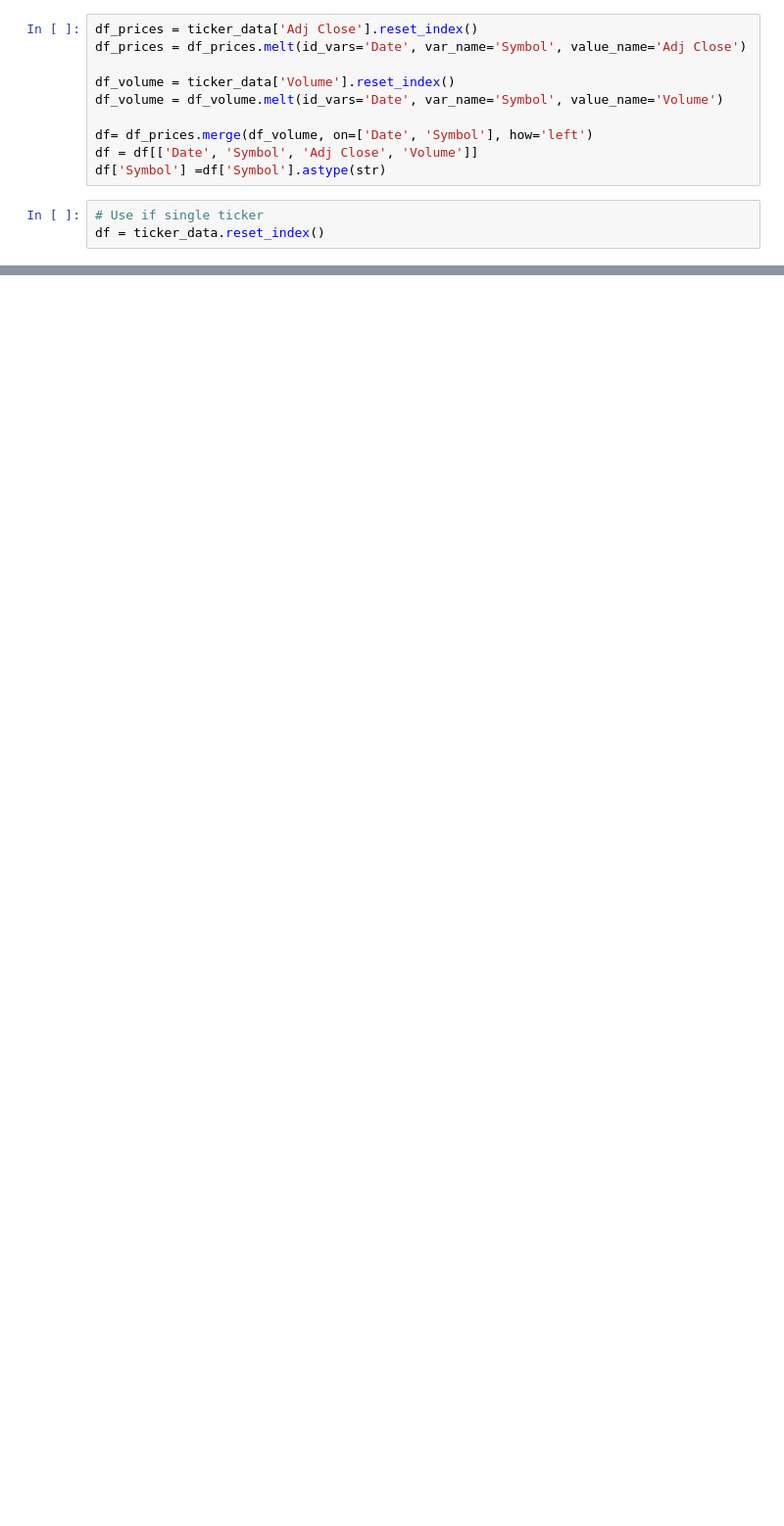
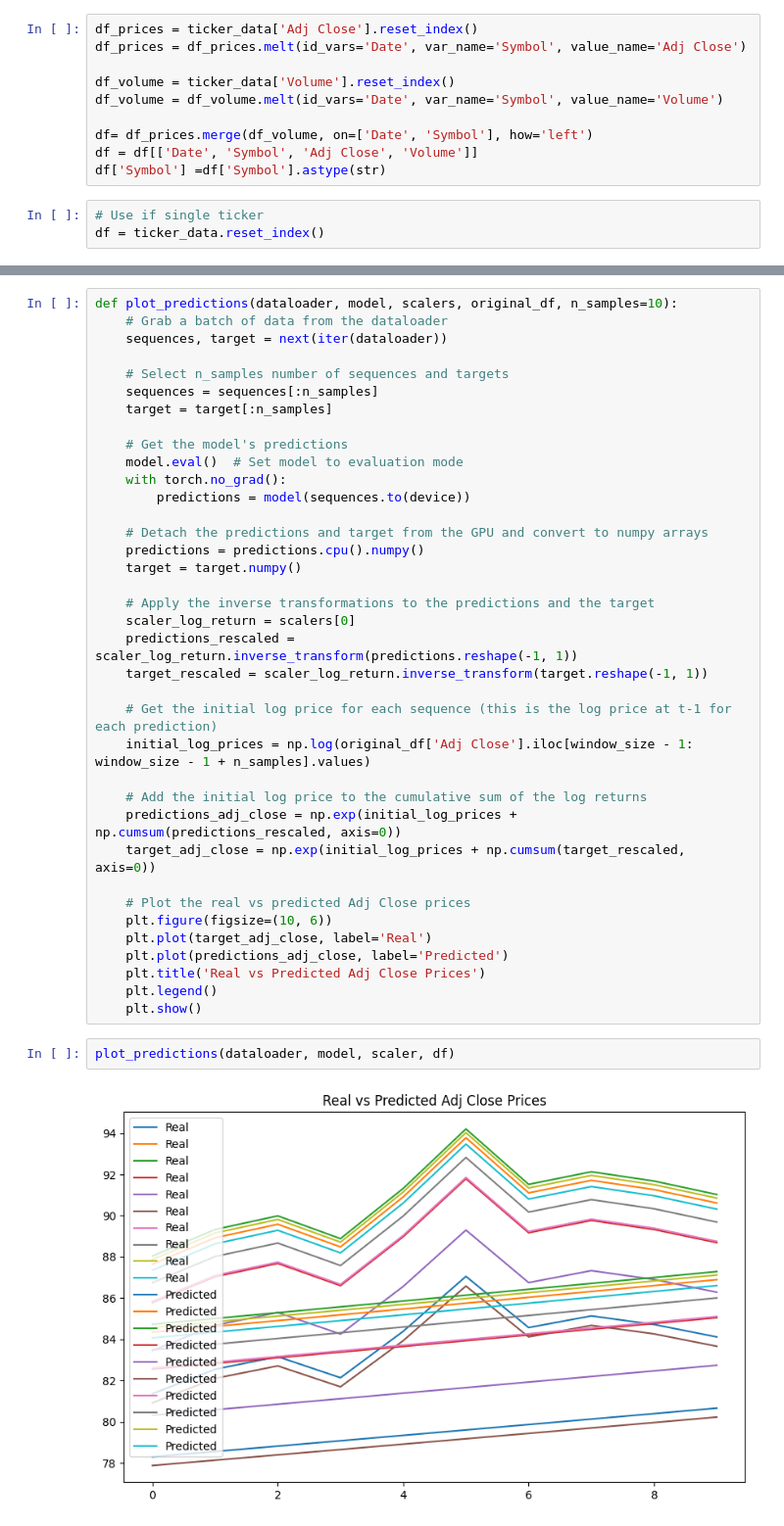
Before and after one commit to Scientialibera/Transformers, a Jupyter notebook: Transformer_Tickers.ipynb, the cells around one changed output, grey strips where cells are left out. Shown: that part at 98% size. Saved outputs shown, nothing was run; the diff lists cells and outputs as text; blank space fills up the shorter version.

```diff
--- a/Transformer_Tickers.ipynb
+++ b/Transformer_Tickers.ipynb
@@ -401,0 +402,41 @@ df_pred['Symbol'] = 'MMM'
+# %%
+def plot_predictions(dataloader, model, scalers, original_df, n_samples=10):
+    # Grab a batch of data from the dataloader
+    sequences, target = next(iter(dataloader))
+
+    # Select n_samples number of sequences and targets
+    sequences = sequences[:n_samples]
+    target = target[:n_samples]
+
+    # Get the model's predictions
+    model.eval()  # Set model to evaluation mode
+    with torch.no_grad():
+        predictions = model(sequences.to(device))
+
+    # Detach the predictions and target from the GPU and convert to numpy arrays
+    predictions = predictions.cpu().numpy()
+    target = target.numpy()
+
+    # Apply the inverse transformations to the predictions and the target
+    scaler_log_return = scalers[0]
+    predictions_rescaled = scaler_log_return.inverse_transform(predictions.reshape(-1, 1))
+    target_rescaled = scaler_log_return.inverse_transform(target.reshape(-1, 1))
+
+    # Get the initial log price for each sequence (this is the log price at t-1 for each prediction)
+    initial_log_prices = np.log(original_df['Adj Close'].iloc[window_size - 1: window_size - 1 + n_samples].values)
+
+    # Add the initial log price to the cumulative sum of the log returns
+    predictions_adj_close = np.exp(initial_log_prices + np.cumsum(predictions_rescaled, axis=0))
+    target_adj_close = np.exp(initial_log_prices + np.cumsum(target_rescaled, axis=0))
+
+    # Plot the real vs predicted Adj Close prices
+    plt.figure(figsize=(10, 6))
+    plt.plot(target_adj_close, label='Real')
+    plt.plot(predictions_adj_close, label='Predicted')
+    plt.title('Real vs Predicted Adj Close Prices')
+    plt.legend()
+    plt.show()
+# %%
+plot_predictions(dataloader, model, scaler, df)
+# %% [output]
+[figure, added]
```
Also changed, not shown: parts of 13 cells of this notebook.
